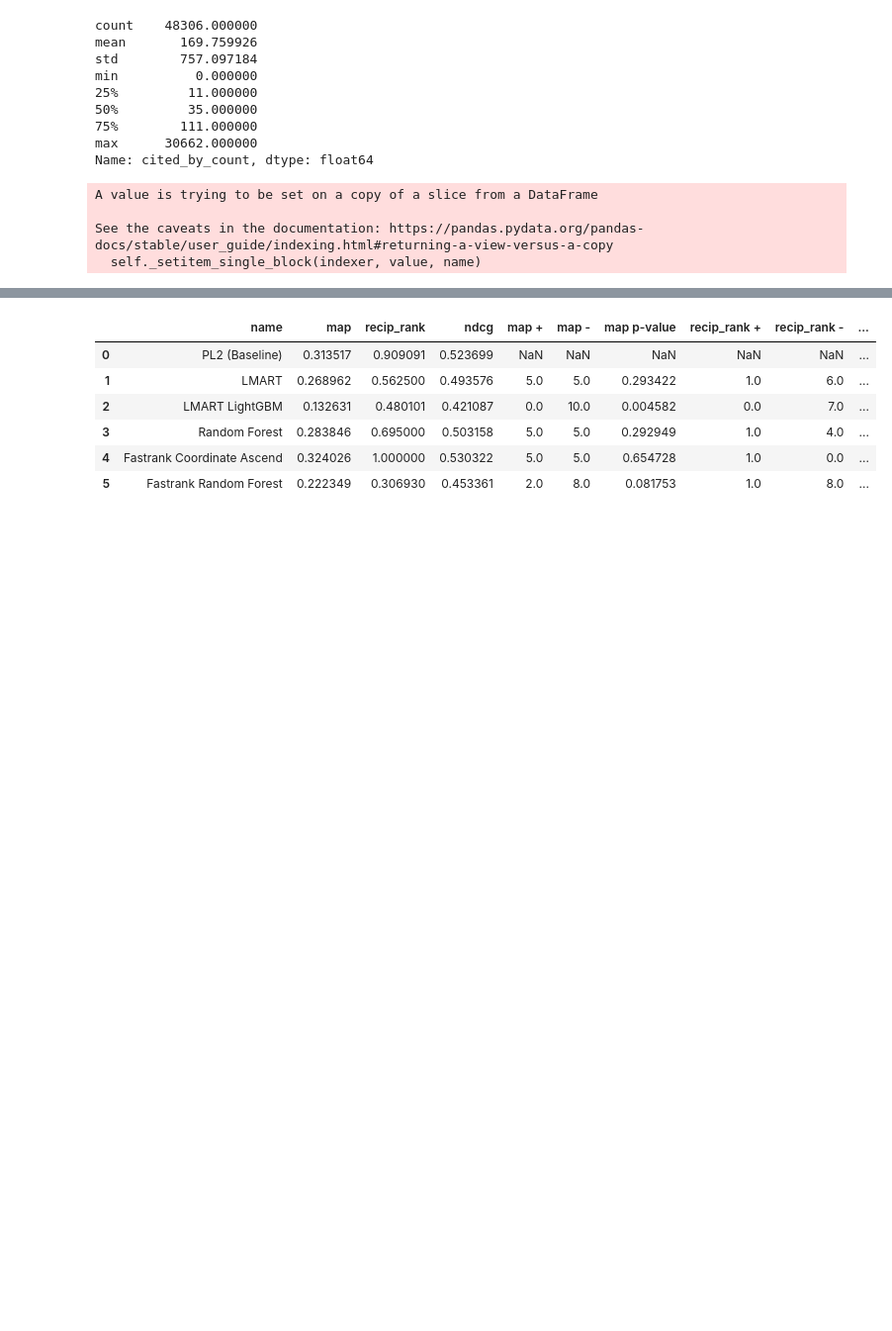
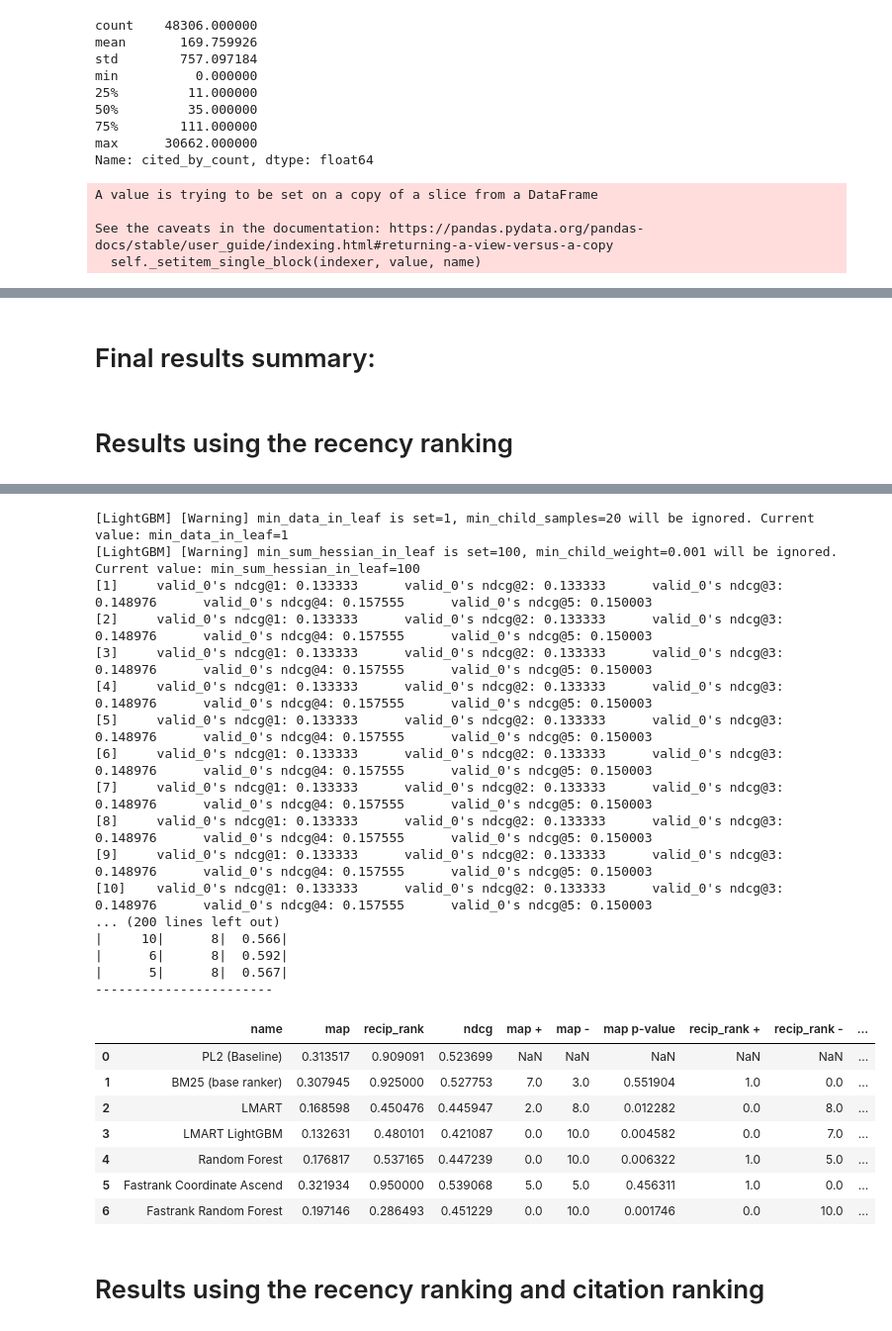
Before and after one commit to nicolasrehbach/WIR-Project, a Jupyter notebook: WIR_project.ipynb, the cells around one changed output, grey strips where cells are left out. Shown at 99% size. Cells and saved outputs as stored; diff of their text form; code cells hidden in the pictures; blank space fills up the shorter version.

Commit message:
cleanup and graph data

```diff
--- a/WIR_project.ipynb
+++ b/WIR_project.ipynb
@@ -730,10 +425,11 @@ qrels['docno'].drop_duplicates(keep="first")
 69313    zvop8bxh
 Name: docno, Length: 37924, dtype: object
 # %%
-cites_df1 = pd.read_csv('../WIR-Project/cites_df1.csv')
-cites_df2 = pd.read_csv('../WIR-Project/cites_df2.csv')
-cites_df3 = pd.read_csv('../WIR-Project/cites_df3.csv')
-cites_df4 = pd.read_csv('../WIR-Project/cites_df4.csv')
+# creating the main cites dataframe
+cites_df1 = pd.read_csv('../WIR-Project/data/cites_df1.csv')
+cites_df2 = pd.read_csv('../WIR-Project/data/cites_df2.csv')
+cites_df3 = pd.read_csv('../WIR-Project/data/cites_df3.csv')
+cites_df4 = pd.read_csv('../WIR-Project/data/cites_df4.csv')
 
 cites_df = cites_df1.append(cites_df2)
 cites_df = cites_df.append(cites_df3)
@@ -901,2 +550,10 @@ qrels
+# %%
+def _features(row):
+    f1 = dates(row["docno"])
+    f2 = sjr(row["docno"])
+    f3 = h_idx(row["docno"])
+    f4 = cites(row["docno"])
+    features = np.append(row['features'], np.array([f2, f3, f4]))
+    return features
 # %%
 fbr = pt.FeaturesBatchRetrieve(index, controls = {"wmodel": "BM25"}, features=["WMODEL:BM25"])
@@ -957,4 +613,31 @@ Parameters: { "num_round", "verbose" } are not used.
 -----------------------
 # %%
-results = pt.Experiment([PL2, lmart_x_pipe, lmart_l_pipe, rf_pipe, ca_pipe, fr_rf_pipe], test_topics, qrels, ["ndcg", "map", "recip_rank"],
-                        names=["PL2 (Baseline)", "LMART", "LMART LightGBM", "Random Forest", "Fastrank Coordinate Ascend", "Fastrank Random Forest"], baseline = 0, filter_by_topics = True )
+results = pt.Experiment([PL2, BM25, lmart_x_pipe, lmart_l_pipe, rf_pipe, ca_pipe, fr_rf_pipe], test_topics, qrels, ["ndcg", "map", "recip_rank"],
+                        names=["PL2 (Baseline)", "BM25 (base ranker)", "LMART", "LMART LightGBM", "Random Forest", "Fastrank Coordinate Ascend", "Fastrank Random Forest"], baseline = 0, filter_by_topics = True)
+# %% [markdown]
+# Final results summary:
+# %%
+def train_models():
+    fbr = pt.FeaturesBatchRetrieve(index, controls = {"wmodel": "BM25"}, features=["WMODEL:BM25"])
+    fbr >> pt.apply.doc_features(_features)
+
+    lmart_x_pipe = fbr >> pt.apply.doc_features(_features) >> pt.ltr.apply_learned_model(lmart_x, form="ltr")
+    lmart_x_pipe.fit(train_topics, train_qrels, validation_topics, validation_qrels)
+
+    lmart_l_pipe = fbr >> pt.apply.doc_features(_features) >> pt.ltr.apply_learned_model(lmart_l, form="ltr")
+    lmart_l_pipe.fit(train_topics, train_qrels, validation_topics, validation_qrels)
+
+    rf_pipe = fbr >> pt.apply.doc_features(_features) >> pt.ltr.apply_learned_model(rf)
+    rf_pipe.fit(train_topics, qrels)
+
+    ca_pipe = fbr >> pt.apply.doc_features(_features) >> pt.ltr.apply_learned_model(train_request, form="fastrank")
+    ca_pipe.fit(train_topics, qrels)
+
+    fr_rf_pipe = fbr >> pt.apply.doc_features(_features) >> pt.ltr.apply_learned_model(train_request_forest, form="fastrank")
+    fr_rf_pipe.fit(train_topics, qrels)
+
+    results = pt.Experiment([PL2, BM25, lmart_x_pipe, lmart_l_pipe, rf_pipe, ca_pipe, fr_rf_pipe], test_topics, qrels, ["ndcg", "map", "recip_rank"],
+                        names=["PL2 (Baseline)", "BM25 (base ranker)", "LMART", "LMART LightGBM", "Random Forest", "Fastrank Coordinate Ascend", "Fastrank Random Forest"], baseline = 0, filter_by_topics = True)
+    return(results)
+# %% [markdown]
+# Results using the recency ranking
@@ -961,3 +652,4 @@ results = pt.Experiment([PL2, lmart_x_pipe, lmart_l_pipe, rf_pipe, ca_pipe, fr_r
 # %%
+results = train_models()
 results
 # %% [output]
@@ -964,7 +658,27 @@ results
+[LightGBM] [Warning] min_data_in_leaf is set=1, min_child_samples=20 will be ignored. Current value: min_data_in_leaf=1
+[LightGBM] [Warning] min_sum_hessian_in_leaf is set=100, min_child_weight=0.001 will be ignored. Current value: min_sum_hessian_in_leaf=100
+[1]     valid_0's ndcg@1: 0.133333      valid_0's ndcg@2: 0.133333      valid_0's ndcg@3: 0.148976      valid_0's ndcg@4: 0.157555      valid_0's ndcg@5: 0.150003
+[2]     valid_0's ndcg@1: 0.133333      valid_0's ndcg@2: 0.133333      valid_0's ndcg@3: 0.148976      valid_0's ndcg@4: 0.157555      valid_0's ndcg@5: 0.150003
+[3]     valid_0's ndcg@1: 0.133333      valid_0's ndcg@2: 0.133333      valid_0's ndcg@3: 0.148976      valid_0's ndcg@4: 0.157555      valid_0's ndcg@5: 0.150003
+[4]     valid_0's ndcg@1: 0.133333      valid_0's ndcg@2: 0.133333      valid_0's ndcg@3: 0.148976      valid_0's ndcg@4: 0.157555      valid_0's ndcg@5: 0.150003
+[5]     valid_0's ndcg@1: 0.133333      valid_0's ndcg@2: 0.133333      valid_0's ndcg@3: 0.148976      valid_0's ndcg@4: 0.157555      valid_0's ndcg@5: 0.150003
+[6]     valid_0's ndcg@1: 0.133333      valid_0's ndcg@2: 0.133333      valid_0's ndcg@3: 0.148976      valid_0's ndcg@4: 0.157555      valid_0's ndcg@5: 0.150003
+[7]     valid_0's ndcg@1: 0.133333      valid_0's ndcg@2: 0.133333      valid_0's ndcg@3: 0.148976      valid_0's ndcg@4: 0.157555      valid_0's ndcg@5: 0.150003
+[8]     valid_0's ndcg@1: 0.133333      valid_0's ndcg@2: 0.133333      valid_0's ndcg@3: 0.148976      valid_0's ndcg@4: 0.157555      valid_0's ndcg@5: 0.150003
+[9]     valid_0's ndcg@1: 0.133333      valid_0's ndcg@2: 0.133333      valid_0's ndcg@3: 0.148976      valid_0's ndcg@4: 0.157555      valid_0's ndcg@5: 0.150003
+[10]    valid_0's ndcg@1: 0.133333      valid_0's ndcg@2: 0.133333      valid_0's ndcg@3: 0.148976      valid_0's ndcg@4: 0.157555      valid_0's ndcg@5: 0.150003
+... (200 lines left out)
+|     10|      8|  0.566|
+|      6|      8|  0.592|
+|      5|      8|  0.567|
+-----------------------
 |  | name | map | recip_rank | ndcg | map + | map - | map p-value | recip_rank + | recip_rank - | ... |
 | 0 | PL2 (Baseline) | 0.313517 | 0.909091 | 0.523699 | NaN | NaN | NaN | NaN | NaN | ... |
-| 1 | LMART | 0.268962 | 0.562500 | 0.493576 | 5.0 | 5.0 | 0.293422 | 1.0 | 6.0 | ... |
-| 2 | LMART LightGBM | 0.132631 | 0.480101 | 0.421087 | 0.0 | 10.0 | 0.004582 | 0.0 | 7.0 | ... |
-| 3 | Random Forest | 0.283846 | 0.695000 | 0.503158 | 5.0 | 5.0 | 0.292949 | 1.0 | 4.0 | ... |
-| 4 | Fastrank Coordinate Ascend | 0.324026 | 1.000000 | 0.530322 | 5.0 | 5.0 | 0.654728 | 1.0 | 0.0 | ... |
-| 5 | Fastrank Random Forest | 0.222349 | 0.306930 | 0.453361 | 2.0 | 8.0 | 0.081753 | 1.0 | 8.0 | ... |
+| 1 | BM25 (base ranker) | 0.307945 | 0.925000 | 0.527753 | 7.0 | 3.0 | 0.551904 | 1.0 | 0.0 | ... |
+| 2 | LMART | 0.168598 | 0.450476 | 0.445947 | 2.0 | 8.0 | 0.012282 | 0.0 | 8.0 | ... |
+| 3 | LMART LightGBM | 0.132631 | 0.480101 | 0.421087 | 0.0 | 10.0 | 0.004582 | 0.0 | 7.0 | ... |
+| 4 | Random Forest | 0.176817 | 0.537165 | 0.447239 | 0.0 | 10.0 | 0.006322 | 1.0 | 5.0 | ... |
+| 5 | Fastrank Coordinate Ascend | 0.321934 | 0.950000 | 0.539068 | 5.0 | 5.0 | 0.456311 | 1.0 | 0.0 | ... |
+| 6 | Fastrank Random Forest | 0.197146 | 0.286493 | 0.451229 | 0.0 | 10.0 | 0.001746 | 0.0 | 10.0 | ... |
+# %% [markdown]
+# Results using the recency ranking and citation ranking
```
Also changed, not shown: parts of 70 cells of this notebook, 5 other files.
